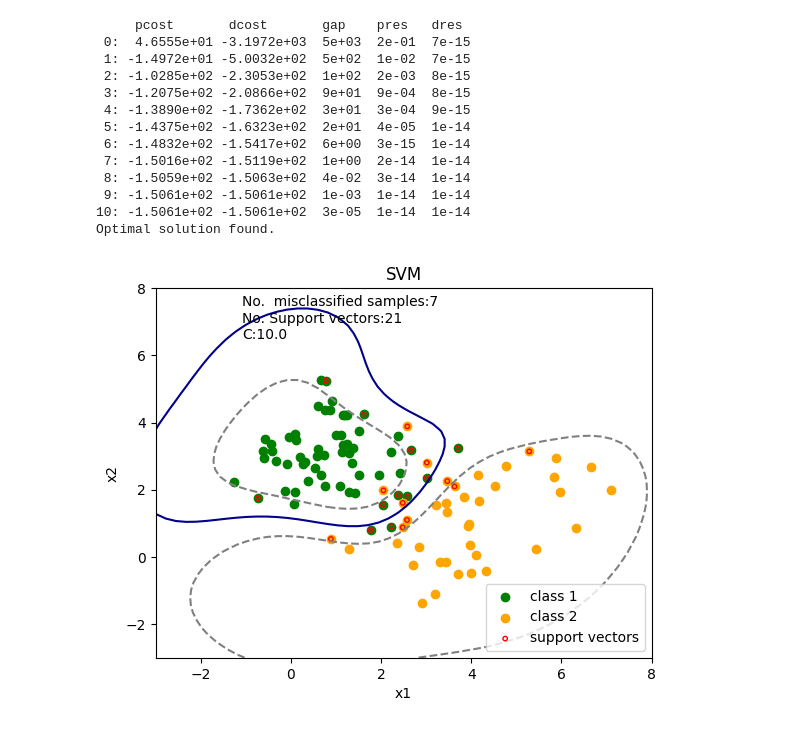
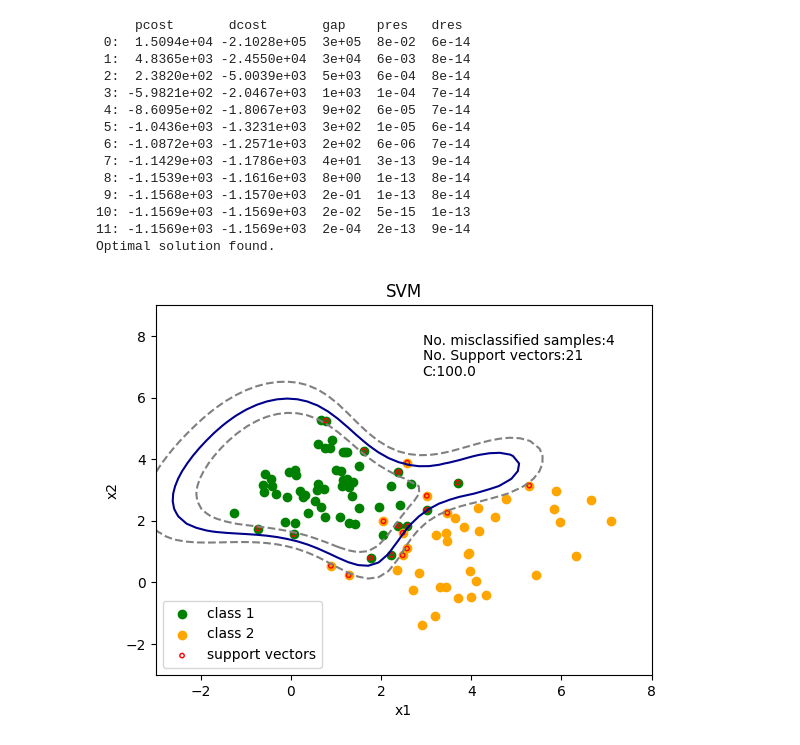
Before and after one commit to Alx-nder/ConvexOptimization_SupportVectorMachine, a Jupyter notebook: Radial basis function (non-linear separator)/test.ipynb, the cells around one changed output. Saved outputs shown, nothing was run; the diff lists cells and outputs as text; code cells hidden in the pictures.

```diff
--- a/Radial basis function (non-linear separator)/test.ipynb
+++ b/Radial basis function (non-linear separator)/test.ipynb
@@ -11,7 +11,7 @@ def gaussian_kernel(x, y, sigma=1.75):
 
 class SVM(object):
 
-    def __init__(self, kernel=gaussian_kernel, C=10.0):
+    def __init__(self, kernel=gaussian_kernel, C=100.0):
         self.kernel = kernel
         self.C = C
 
@@ -98,52 +98,53 @@ if __name__ == "__main__":
         # support vectors
         plt.scatter(clf.sv[:,0], clf.sv[:,1], s=10, facecolors='none', edgecolors='r',label='support vectors')
 
-        X1, X2 = np.meshgrid(np.linspace(-3,8,50), np.linspace(-3,8,50))
+        X1, X2 = np.meshgrid(np.linspace(-3,8,50), np.linspace(-3,9,50))
         X = np.array([[x1, x2] for x1, x2 in zip(np.ravel(X1), np.ravel(X2))])
         Z = clf.project(X).reshape(X1.shape)
         plt.contour(X1, X2, Z, [0.0], colors='darkblue', labels='decision boundary')
         plt.contour(X1, X2, Z + 1, [0.0], colors='grey', linestyles='--')
         plt.contour(X1, X2, Z - 1, [0.0], colors='grey', linestyles='--')
 
-        plt.annotate(f'No. Support vectors:{len(clf.sv)} \nC:{clf.C}', xy=(2,4), xycoords='data',
+        plt.annotate(f'No. Support vectors:{len(clf.sv)} \nC:{clf.C}', xy=(6,4), xycoords='data',
             xytext=(-100,60), textcoords='offset points')
 
         plt.title("SVM")
         plt.xlabel("x1")
         plt.ylabel("x2")
-        plt.legend(loc="lower right")
+        plt.legend(loc="lower left")
         plt.show()
 
     def test_non_linear():
         X1, y1, X2, y2 = get_data()
         X_train, y_train = split_train(X1, y1, X2, y2)
         X_test, y_test = split_test(X1, y1, X2, y2)
 
         clf = SVM(gaussian_kernel)
         clf.fit(X_train, y_train)
 
         y_predict = clf.predict(X_test)
         correct = np.sum(y_predict == y_test)
 
-        plt.annotate(f'No.  misclassified samples:{len(y_predict)-correct}', xy=(2,5), xycoords='data',
+        plt.annotate(f'No. misclassified samples:{len(y_predict)-correct}', xy=(6,5), xycoords='data',
             xytext=(-100,60), textcoords='offset points')
 
         plot_contour(X_train[y_train==1], X_train[y_train==-1], clf)
 
 
     test_non_linear()
 # %% [output]
      pcost       dcost       gap    pres   dres
- 0:  4.6555e+01 -3.1972e+03  5e+03  2e-01  7e-15
- 1: -1.4972e+01 -5.0032e+02  5e+02  1e-02  7e-15
- 2: -1.0285e+02 -2.3053e+02  1e+02  2e-03  8e-15
- 3: -1.2075e+02 -2.0866e+02  9e+01  9e-04  8e-15
- 4: -1.3890e+02 -1.7362e+02  3e+01  3e-04  9e-15
- 5: -1.4375e+02 -1.6323e+02  2e+01  4e-05  1e-14
- 6: -1.4832e+02 -1.5417e+02  6e+00  3e-15  1e-14
- 7: -1.5016e+02 -1.5119e+02  1e+00  2e-14  1e-14
- 8: -1.5059e+02 -1.5063e+02  4e-02  3e-14  1e-14
- 9: -1.5061e+02 -1.5061e+02  1e-03  1e-14  1e-14
-10: -1.5061e+02 -1.5061e+02  3e-05  1e-14  1e-14
+ 0:  1.5094e+04 -2.1028e+05  3e+05  8e-02  6e-14
+ 1:  4.8365e+03 -2.4550e+04  3e+04  6e-03  8e-14
+ 2:  2.3820e+02 -5.0039e+03  5e+03  6e-04  8e-14
+ 3: -5.9821e+02 -2.0467e+03  1e+03  1e-04  7e-14
+ 4: -8.6095e+02 -1.8067e+03  9e+02  6e-05  7e-14
+ 5: -1.0436e+03 -1.3231e+03  3e+02  1e-05  6e-14
+ 6: -1.0872e+03 -1.2571e+03  2e+02  6e-06  7e-14
+ 7: -1.1429e+03 -1.1786e+03  4e+01  3e-13  9e-14
+ 8: -1.1539e+03 -1.1616e+03  8e+00  1e-13  8e-14
+ 9: -1.1568e+03 -1.1570e+03  2e-01  1e-13  8e-14
+10: -1.1569e+03 -1.1569e+03  2e-02  5e-15  1e-13
+11: -1.1569e+03 -1.1569e+03  2e-04  2e-13  9e-14
 Optimal solution found.
-[figure, old version]
+[figure, new version]
```
